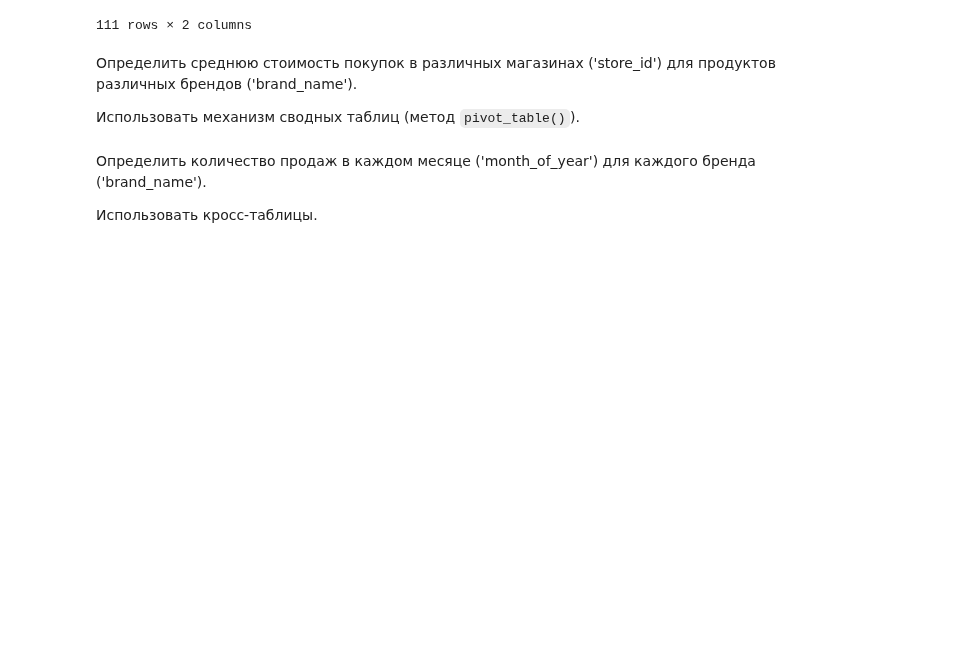
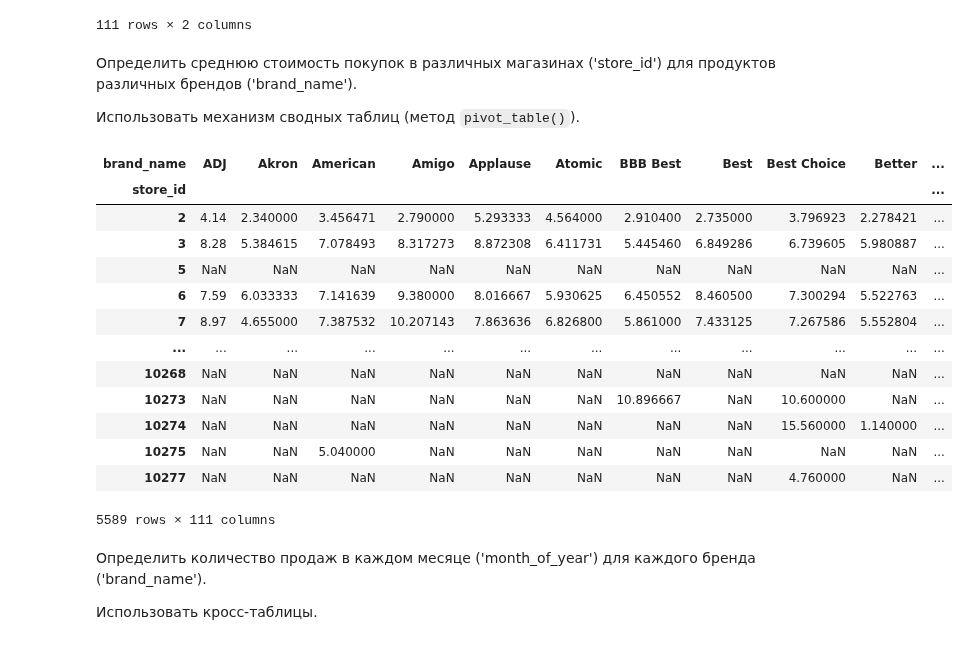
Before and after one commit to Ghukii/TMP-4sem-, a Jupyter notebook: Задание_4/ПЗ 4 СДО.ipynb, the cells around one changed output. Drawn from its saved outputs; the diff is of its cells as text; code cells hidden in the pictures; blank space fills up the shorter version.

```diff
--- a/Задание_4/ПЗ 4 СДО.ipynb
+++ b/Задание_4/ПЗ 4 СДО.ipynb
@@ -596,6 +630,28 @@ tr[['store_id', 'store_sales', 'product_id']].merge(pr[['product_id', 'brand_nam
 Определить среднюю стоимость покупок в различных магазинах ('store_id') для продуктов различных брендов ('brand_name').
 
 Использовать механизм сводных таблиц (метод `pivot_table()`).
+# %%
+t = tr[['store_id', 'store_sales', 'product_id']].merge(pr[['product_id', 'brand_name']], on='product_id', how='inner')
+pivot_table = pd.pivot_table(t, values='store_sales', index='store_id', columns='brand_name', aggfunc='mean')
+pivot_table
+# Создаем таблицу t путем объединения таблиц tr и pr по столбцу product_id.
+# Создаем сводную таблицу pivot_table с помощью метода pivot_table библиотеки pandas.
+# В качестве значений используем столбец store_sales, в качестве индекса - store_id, в качестве столбцов - brand_name.
+# %% [output]
+| brand_name | ADJ | Akron | American | Amigo | Applause | Atomic | BBB Best | Best | Best Choice | Better | ... |
+| store_id |  |  |  |  |  |  |  |  |  |  | ... |
+| 2 | 4.14 | 2.340000 | 3.456471 | 2.790000 | 5.293333 | 4.564000 | 2.910400 | 2.735000 | 3.796923 | 2.278421 | ... |
+| 3 | 8.28 | 5.384615 | 7.078493 | 8.317273 | 8.872308 | 6.411731 | 5.445460 | 6.849286 | 6.739605 | 5.980887 | ... |
+| 5 | NaN | NaN | NaN | NaN | NaN | NaN | NaN | NaN | NaN | NaN | ... |
+| 6 | 7.59 | 6.033333 | 7.141639 | 9.380000 | 8.016667 | 5.930625 | 6.450552 | 8.460500 | 7.300294 | 5.522763 | ... |
+| 7 | 8.97 | 4.655000 | 7.387532 | 10.207143 | 7.863636 | 6.826800 | 5.861000 | 7.433125 | 7.267586 | 5.552804 | ... |
+| ... | ... | ... | ... | ... | ... | ... | ... | ... | ... | ... | ... |
+| 10268 | NaN | NaN | NaN | NaN | NaN | NaN | NaN | NaN | NaN | NaN | ... |
+| 10273 | NaN | NaN | NaN | NaN | NaN | NaN | 10.896667 | NaN | 10.600000 | NaN | ... |
+| 10274 | NaN | NaN | NaN | NaN | NaN | NaN | NaN | NaN | 15.560000 | 1.140000 | ... |
+| 10275 | NaN | NaN | 5.040000 | NaN | NaN | NaN | NaN | NaN | NaN | NaN | ... |
+| 10277 | NaN | NaN | NaN | NaN | NaN | NaN | NaN | NaN | 4.760000 | NaN | ... |
+5589 rows × 111 columns
 # %% [markdown]
 Определить количество продаж в каждом месяце ('month_of_year') для каждого бренда ('brand_name').
 
```
Also changed, not shown: parts of 96 cells of this notebook, 2 other files.
